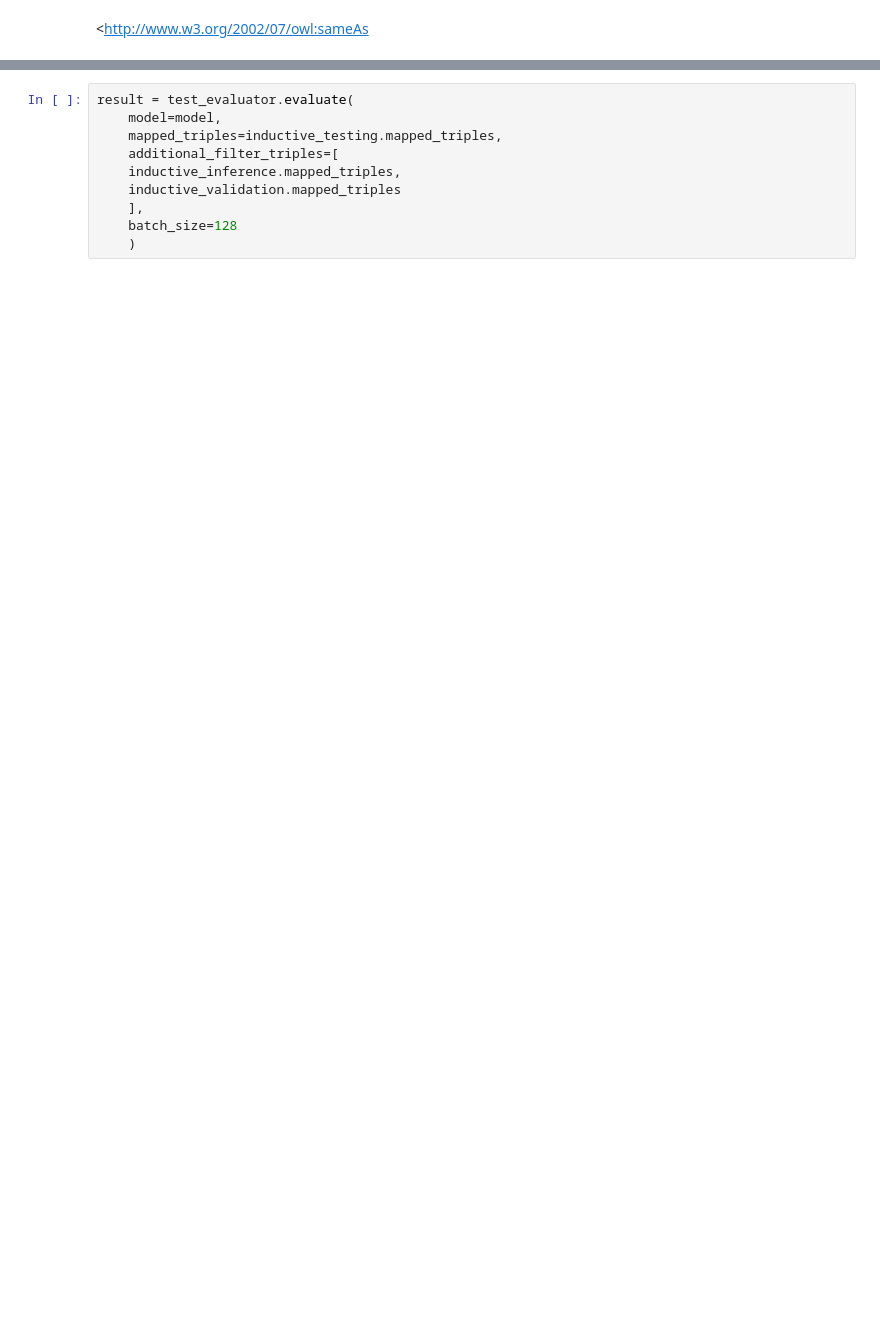
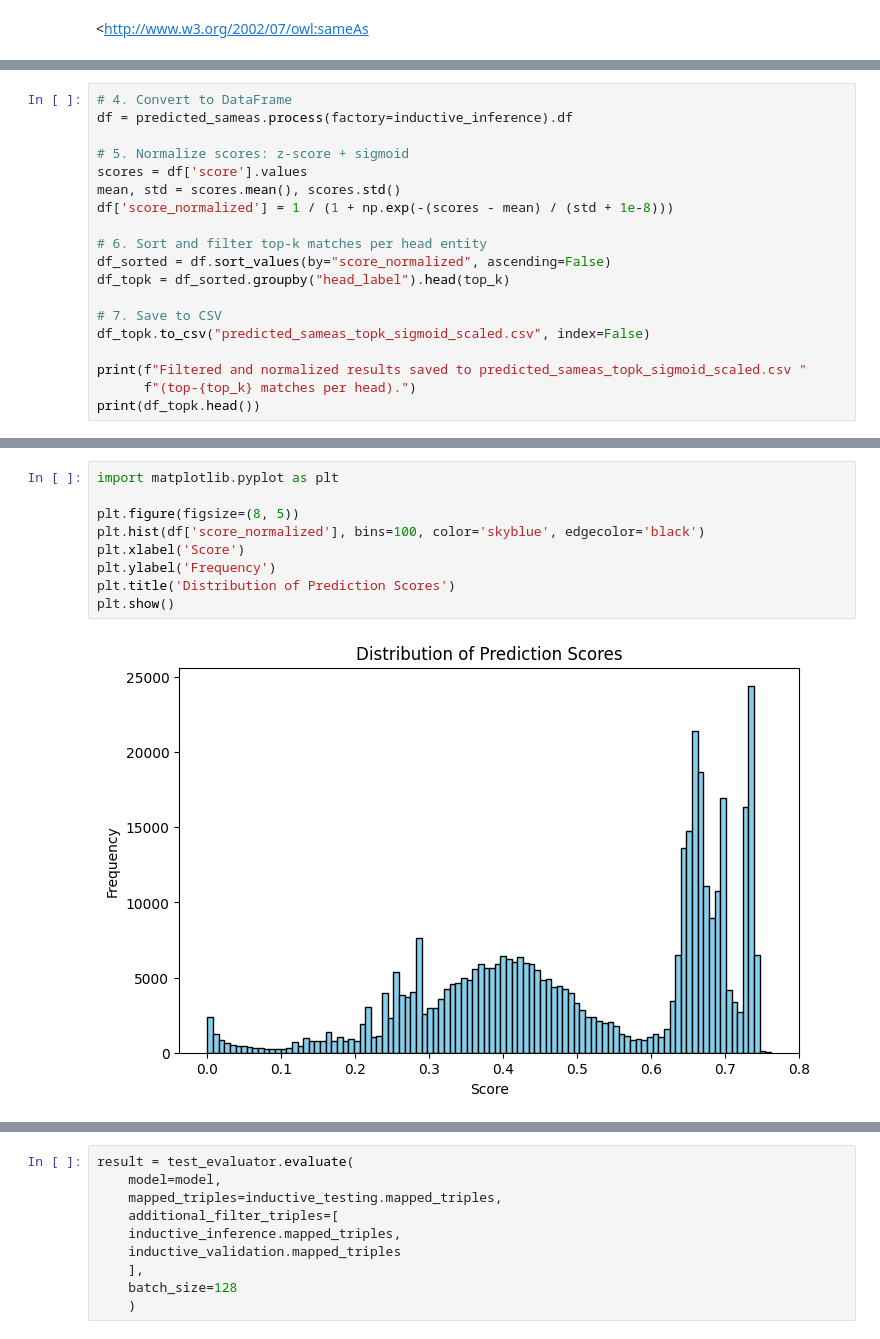
Before and after one commit to Timszy/entity-deduplication-hack-main, a Jupyter notebook: Run_InductiveNP.ipynb, the cells around one changed output, grey strips where cells are left out. Drawn from its saved outputs; the diff is of its cells as text; blank space fills up the shorter version.

Commit message:
Last save for this

```diff
--- a/Run_InductiveNP.ipynb
+++ b/Run_InductiveNP.ipynb
@@ -207,0 +280,19 @@ ScorePack(result=tensor([[   0,    1,    1],
+# %%
+# 4. Convert to DataFrame
+df = predicted_sameas.process(factory=inductive_inference).df
+
+# 5. Normalize scores: z-score + sigmoid
+scores = df['score'].values
+mean, std = scores.mean(), scores.std()
+df['score_normalized'] = 1 / (1 + np.exp(-(scores - mean) / (std + 1e-8)))
+
+# 6. Sort and filter top-k matches per head entity
+df_sorted = df.sort_values(by="score_normalized", ascending=False)
+df_topk = df_sorted.groupby("head_label").head(top_k)
+
+# 7. Save to CSV
+df_topk.to_csv("predicted_sameas_topk_sigmoid_scaled.csv", index=False)
+
+print(f"Filtered and normalized results saved to predicted_sameas_topk_sigmoid_scaled.csv "
+      f"(top-{top_k} matches per head).")
+print(df_topk.head())
@@ -208,3 +317,14 @@ ScorePack(result=tensor([[   0,    1,    1],
+# %%
+import matplotlib.pyplot as plt
+
+plt.figure(figsize=(8, 5))
+plt.hist(df['score_normalized'], bins=100, color='skyblue', edgecolor='black')
+plt.xlabel('Score')
+plt.ylabel('Frequency')
+plt.title('Distribution of Prediction Scores')
+plt.show()
+# %% [output]
+[figure, added]
 # %%
 # Convert from IDs to readable labels
 triple_predictions = predicted_sameas.process(factory=inductive_inference)
```
Also changed, not shown: parts of 18 cells of this notebook.
